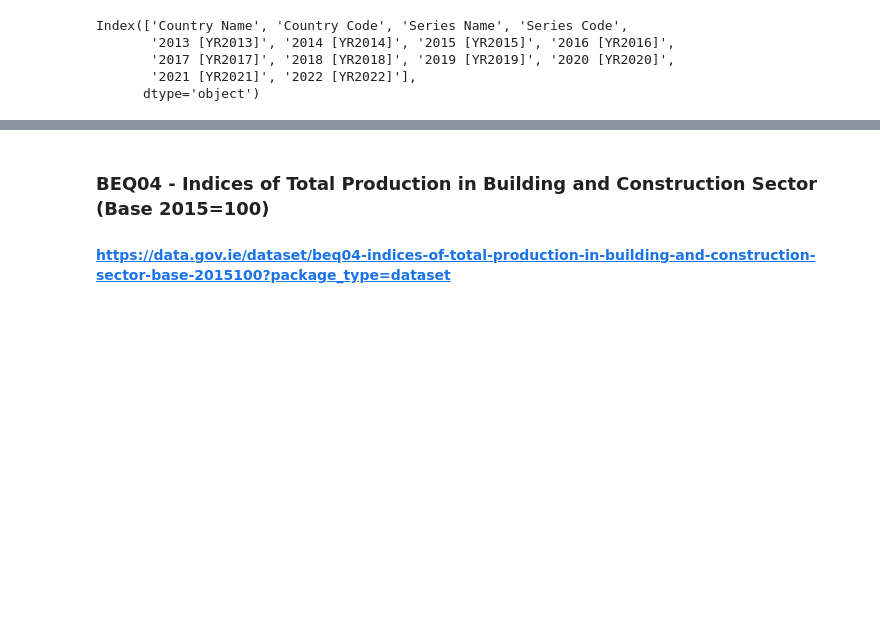
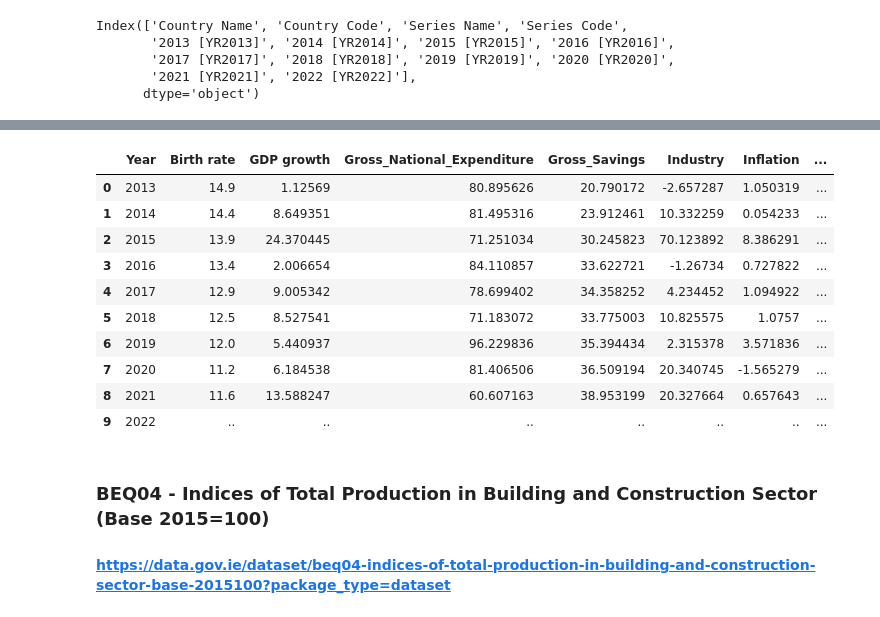
Before and after one commit to aytenkermencct/assesment_cct, a Jupyter notebook: dataPreperation.ipynb, the cells around one changed output, grey strips where cells are left out. Saved outputs shown, nothing was run; the diff lists cells and outputs as text; code cells hidden in the pictures; blank space fills up the shorter version.

```diff
--- a/dataPreperation.ipynb
+++ b/dataPreperation.ipynb
@@ -229,0 +228,10 @@ df_wb.head()
+# %%
+# Melt the DataFrame to unpivot the years
+df_melt = pd.melt(df_wb, id_vars='Series_Name', var_name='Year', value_name='Value')
+
+# Pivot the melted DataFrame
+df_pivot = df_melt.pivot(index='Year', columns='Series_Name', values='Value')
+
+# Reset the index
+df_pivot = df_pivot.reset_index()
+df_pivot
@@ -230,3 +261,20 @@ df_wb.head()
+# %%
+cols_new=['Year','Birth rate', 'GDP growth', 'Gross_National_Expenditure', 'Gross_Savings', 'Industry', 'Inflation', 'Net_Migration', ' Population_0-14',
+            'Population _5-64', 'Population_above_65', 'Population growth', 'Population', 'Rural population', 'Urban population']
+df_pivot.columns=cols_new
+df_pivot
+# %% [output]
+|  | Year | Birth rate | GDP growth | Gross_National_Expenditure | Gross_Savings | Industry | Inflation | ... |
+| 0 | 2013 | 14.9 | 1.12569 | 80.895626 | 20.790172 | -2.657287 | 1.050319 | ... |
+| 1 | 2014 | 14.4 | 8.649351 | 81.495316 | 23.912461 | 10.332259 | 0.054233 | ... |
+| 2 | 2015 | 13.9 | 24.370445 | 71.251034 | 30.245823 | 70.123892 | 8.386291 | ... |
+| 3 | 2016 | 13.4 | 2.006654 | 84.110857 | 33.622721 | -1.26734 | 0.727822 | ... |
+| 4 | 2017 | 12.9 | 9.005342 | 78.699402 | 34.358252 | 4.234452 | 1.094922 | ... |
+| 5 | 2018 | 12.5 | 8.527541 | 71.183072 | 33.775003 | 10.825575 | 1.0757 | ... |
+| 6 | 2019 | 12.0 | 5.440937 | 96.229836 | 35.394434 | 2.315378 | 3.571836 | ... |
+| 7 | 2020 | 11.2 | 6.184538 | 81.406506 | 36.509194 | 20.340745 | -1.565279 | ... |
+| 8 | 2021 | 11.6 | 13.588247 | 60.607163 | 38.953199 | 20.327664 | 0.657643 | ... |
+| 9 | 2022 | .. | .. | .. | .. | .. | .. | ... |
 # %% [markdown]
 ### BEQ04 - Indices of Total Production in Building and Construction Sector (Base 2015=100)
 #### https://data.gov.ie/dataset/beq04-indices-of-total-production-in-building-and-construction-sector-base-2015100?package_type=dataset
```
Also changed, not shown: parts of 5 cells of this notebook, 1 other file.
